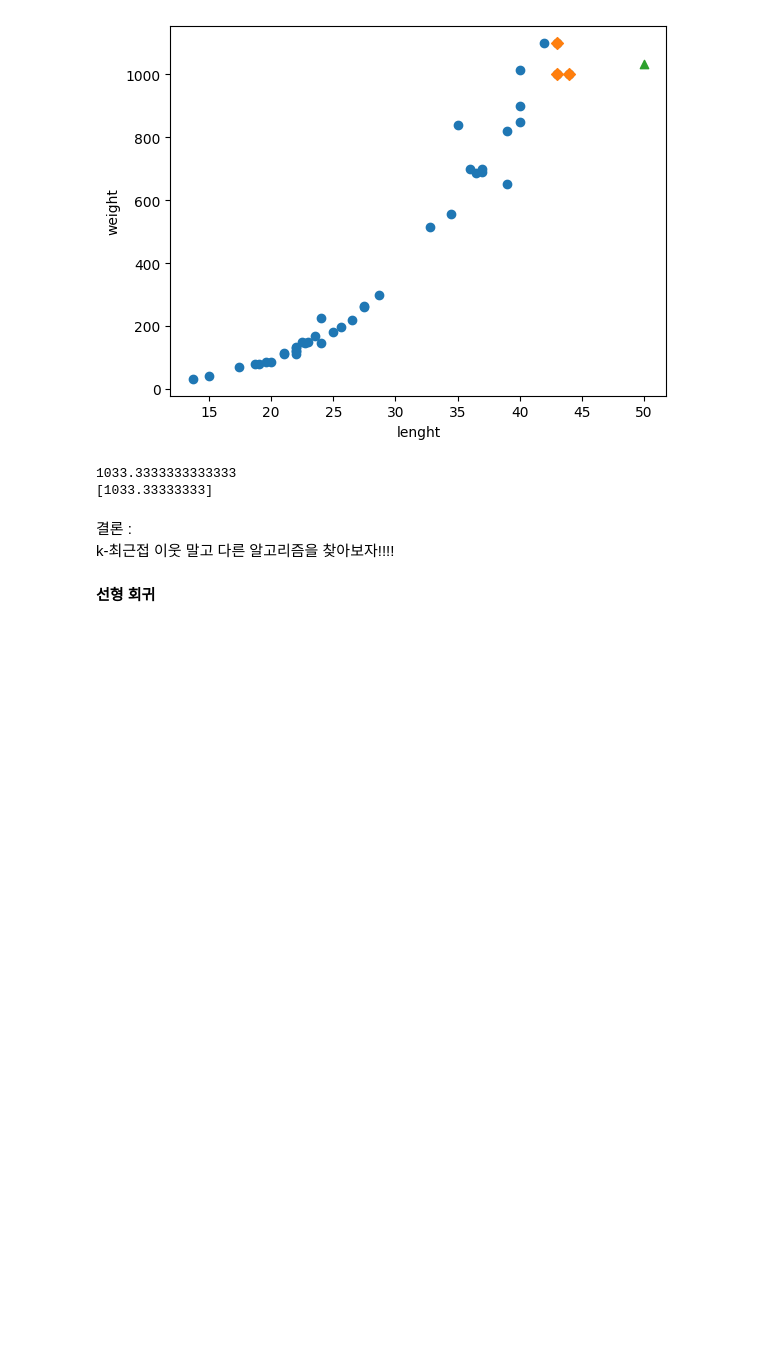
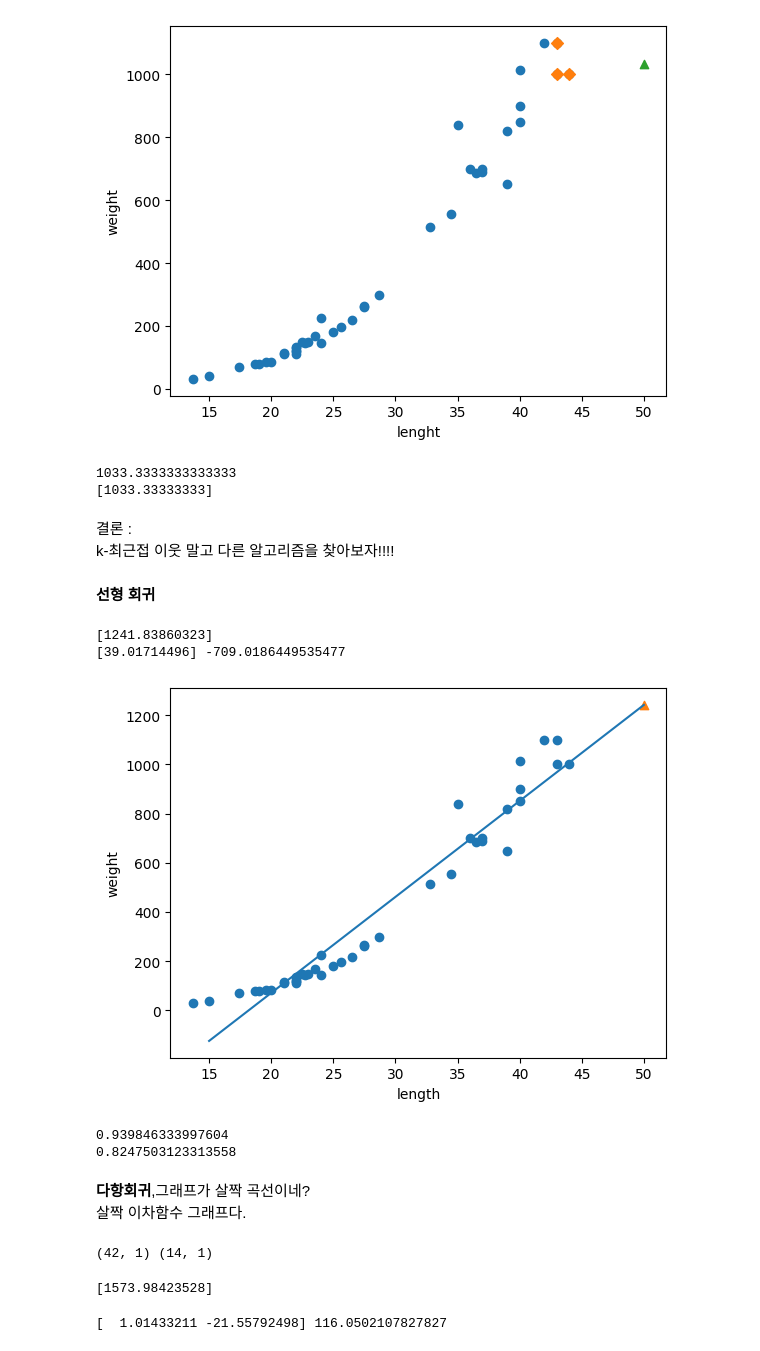
Before and after one commit to soeun823/hon_gong_machine, a Jupyter notebook: chapter3.ipynb, the cells around one changed output. Drawn from its saved outputs; the diff is of its cells as text; code cells hidden in the pictures; blank space fills up the shorter version.

```diff
--- a/chapter3.ipynb
+++ b/chapter3.ipynb
@@ -163,0 +162,46 @@ k-최근접 이웃 말고 다른 알고리즘을 찾아보자!!!!
+# %%
+from sklearn.linear_model import LinearRegression
+lr = LinearRegression()
+
+lr.fit(train_input, train_target)
+print(lr.predict([[50]]))
+print(lr.coef_, lr.intercept_)
+# %% [output]
+[1241.83860323]
+[39.01714496] -709.0186449535477
+# %%
+plt.scatter(train_input, train_target)
+plt.plot([15,50], [15*lr.coef_+lr.intercept_, 50*lr.coef_+lr.intercept_])#15에서 50까지 1차 방정식 그래프
+
+plt.scatter(50, 1241.8, marker='^')
+plt.xlabel('length')
+plt.ylabel('weight')
+plt.show()
+# %% [output]
+[figure, added]
+# %%
+print(lr.score(train_input, train_target))
+print(lr.score(test_input, test_target))
+#훈련세트 > 테스트세트 : 과대접합
+# %% [output]
+0.939846333997604
+0.8247503123313558
+# %% [markdown]
+**다항회귀**,그래프가 살짝 곡선이네?
+<BR> 살짝 이차함수 그래프다.
+# %%
+train_poly = np.column_stack((train_input**2, train_input))
+test_poly = np.column_stack((test_input**2, test_input))
+print(train_input.shape, test_input.shape)
+# %% [output]
+(42, 1) (14, 1)
+# %%
+lr = LinearRegression()
+lr.fit(train_poly, train_target)
+print(lr.predict([[50**2,50]]))
+# %% [output]
+[1573.98423528]
+# %%
+print(lr.coef_, lr.intercept_)
+# %% [output]
+[  1.01433211 -21.55792498] 116.0502107827827
```
Also changed, not shown: parts of 5 cells of this notebook.
